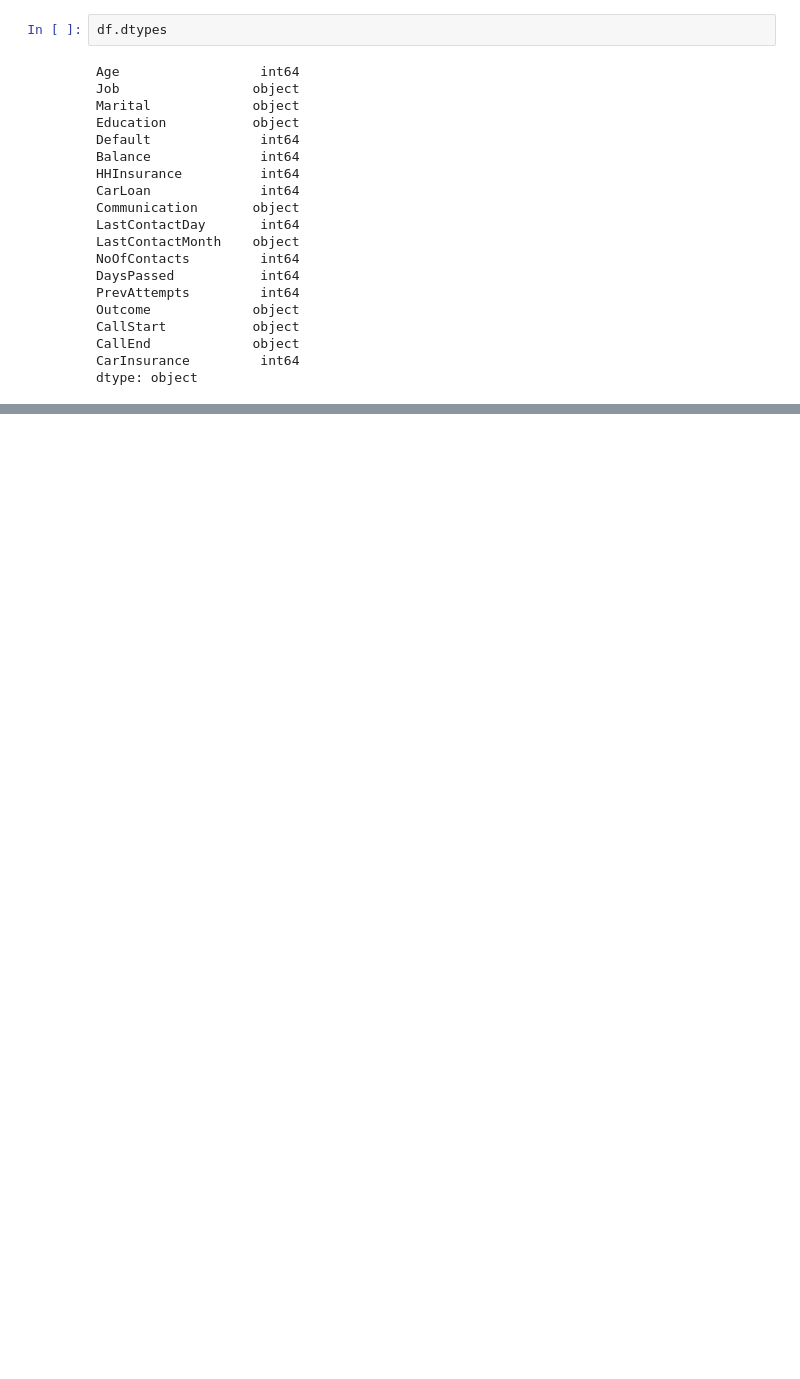
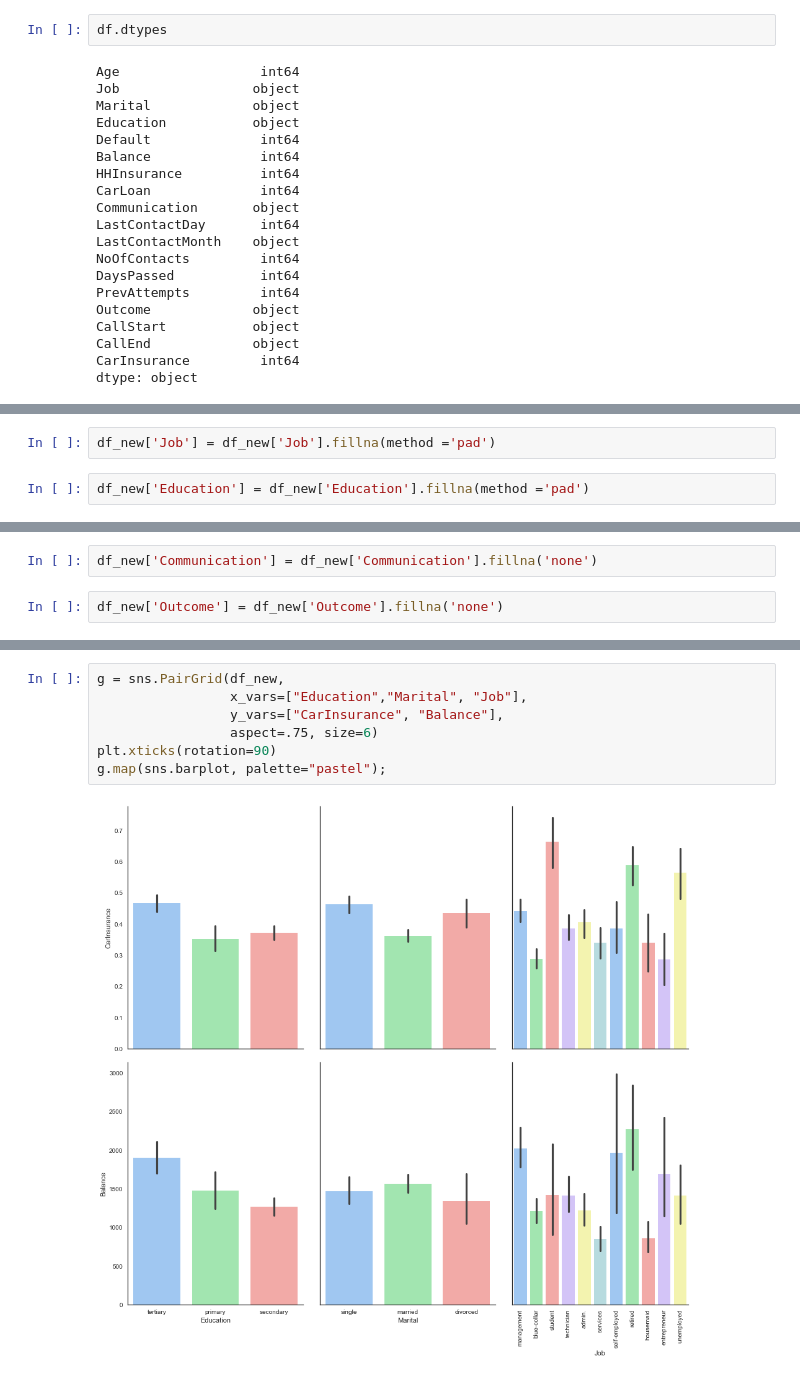
Before and after one commit to Manibhask/Capstone-Project, a Jupyter notebook: Car Insurance Cold Calls.ipynb, the cells around one changed output, grey strips where cells are left out. Saved outputs shown, nothing was run; the diff lists cells and outputs as text; blank space fills up the shorter version.

```diff
--- a/Car Insurance Cold Calls.ipynb
+++ b/Car Insurance Cold Calls.ipynb
@@ -262,0 +209,4 @@ dfnew['Job'].isnull().sum()
+# %%
+df_new['Job'] = df_new['Job'].fillna(method ='pad')
+# %%
+df_new['Education'] = df_new['Education'].fillna(method ='pad')
@@ -262,0 +215,4 @@ dfnew['Job'].isnull().sum()
+# %%
+df_new['Communication'] = df_new['Communication'].fillna('none')
+# %%
+df_new['Outcome'] = df_new['Outcome'].fillna('none')
@@ -262,0 +276,9 @@ dfnew['Job'].isnull().sum()
+# %%
+g = sns.PairGrid(df_new,
+                 x_vars=["Education","Marital", "Job"],
+                 y_vars=["CarInsurance", "Balance"],
+                 aspect=.75, size=6)
+plt.xticks(rotation=90)
+g.map(sns.barplot, palette="pastel");
+# %% [output]
+[figure, added]
```
Also changed, not shown: parts of 61 cells of this notebook.
